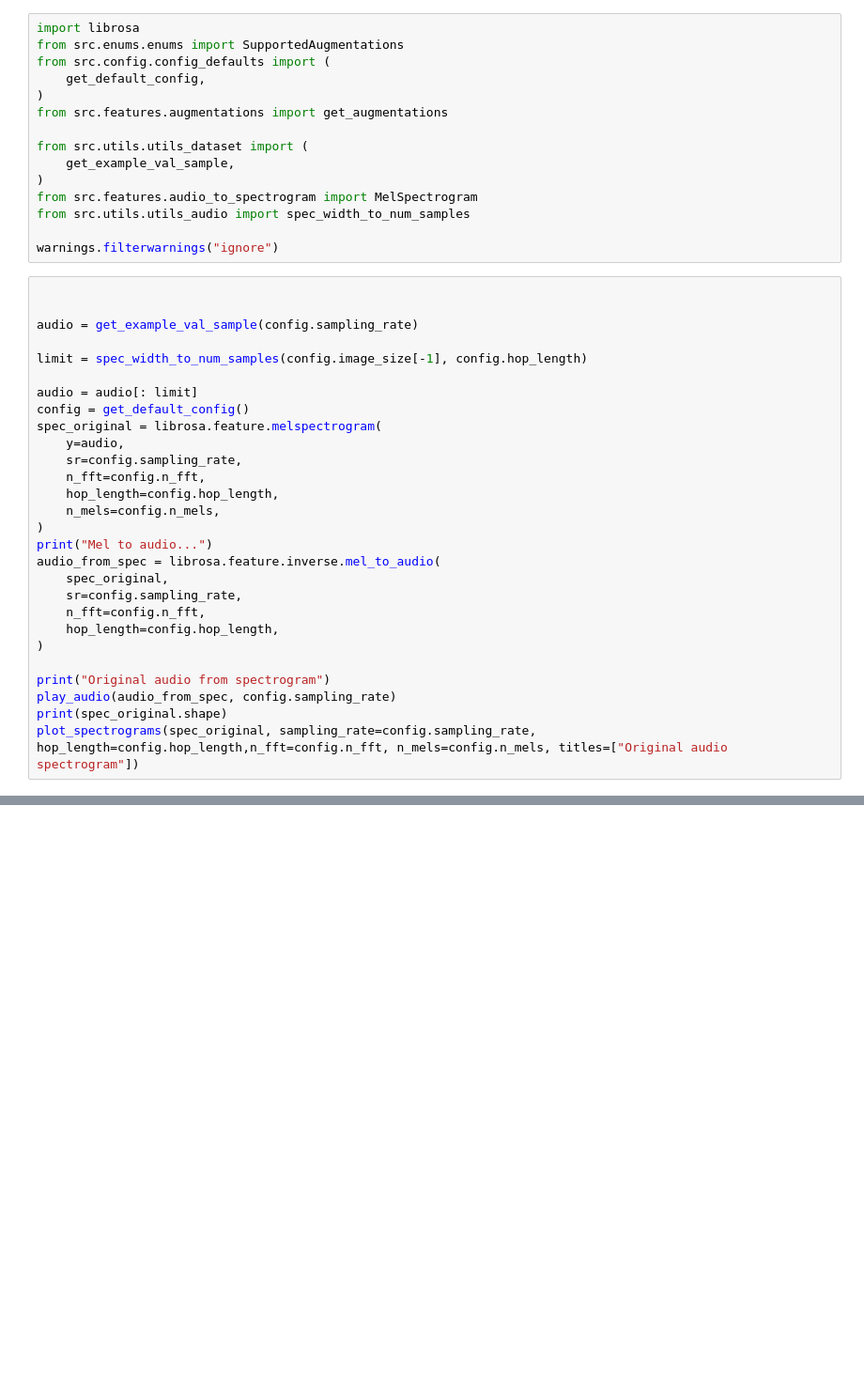
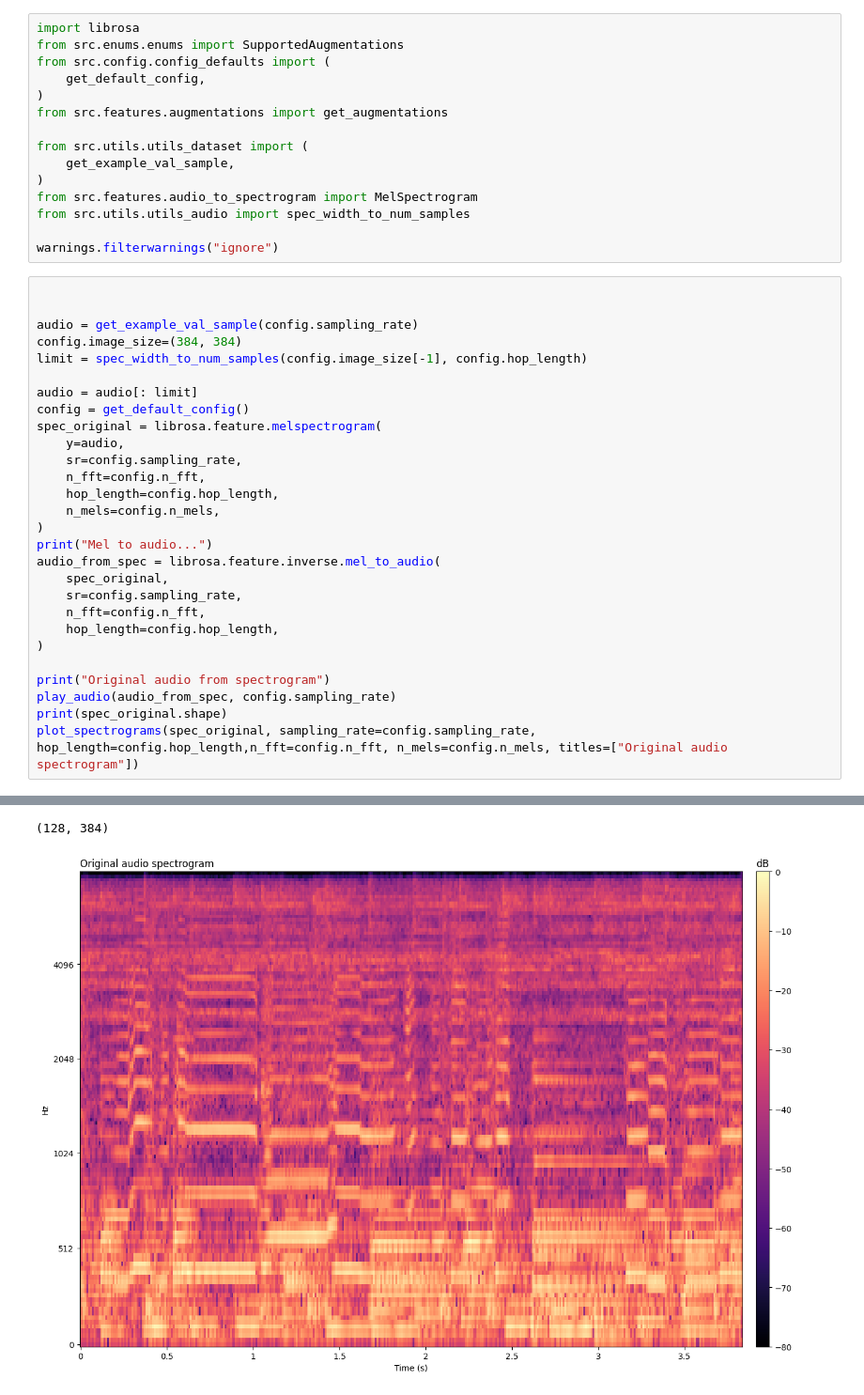
Before and after one commit to ciglenecki/lumen-audio, a Jupyter notebook: src/notebooks/show_augmentations.ipynb, the cells around one changed output, grey strips where cells are left out. Shown at 94% size. Drawn from its saved outputs; the diff is of its cells as text; blank space fills up the shorter version.

```diff
--- a/src/notebooks/show_augmentations.ipynb
+++ b/src/notebooks/show_augmentations.ipynb
@@ -36,7 +39,7 @@ warnings.filterwarnings("ignore")
 
 
 audio = get_example_val_sample(config.sampling_rate)
-
+config.image_size=(384, 384)
 limit = spec_width_to_num_samples(config.image_size[-1], config.hop_length)
 
 audio = audio[: limit]
@@ -60,3 +63,4 @@ print("Original audio from spectrogram")
 play_audio(audio_from_spec, config.sampling_rate)
 print(spec_original.shape)
 plot_spectrograms(spec_original, sampling_rate=config.sampling_rate, hop_length=config.hop_length,n_fft=config.n_fft, n_mels=config.n_mels, titles=["Original audio spectrogram"])
+# %% [output]
@@ -63,3 +70,5 @@ plot_spectrograms(spec_original, sampling_rate=config.sampling_rate, hop_length=
+(128, 384)
+[figure, added]
 # %%
 
 
```
Also changed, not shown: parts of 3 cells of this notebook, 4 other files.
